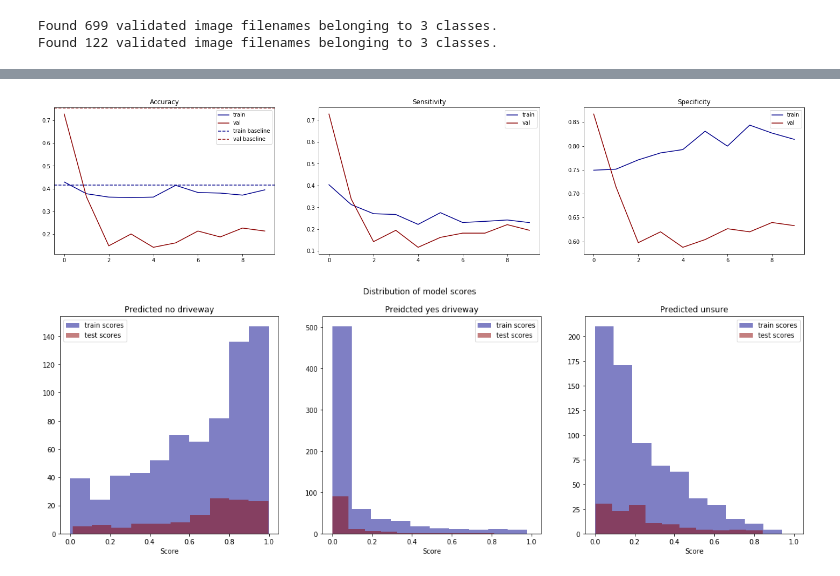
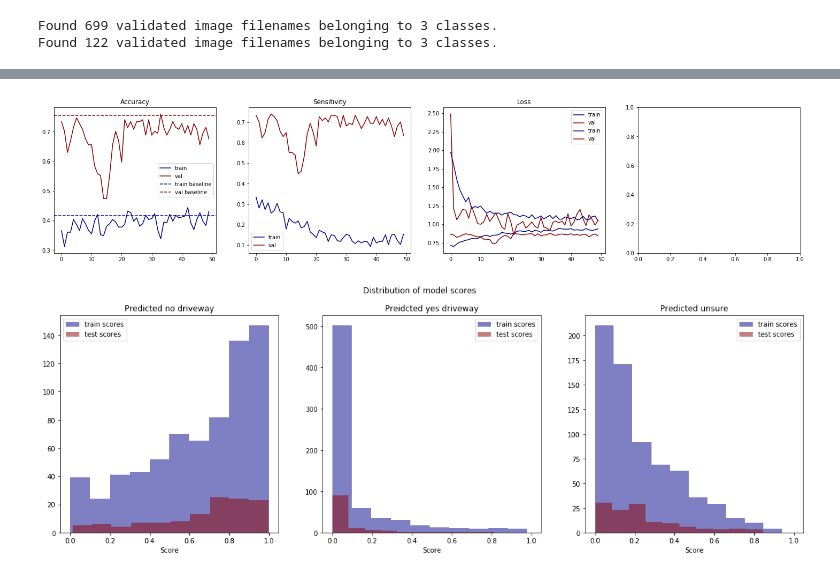
Before and after one commit to AnthonyRentsch/AC297r_2019_somerville_parking, a Jupyter notebook: notebooks/satellite_model.ipynb, the cells around one changed output, grey strips where cells are left out. Cells and saved outputs as stored; diff of their text form; code cells hidden in the pictures.

Commit message:
saved model for transfer learning

```diff
--- a/notebooks/satellite_model.ipynb
+++ b/notebooks/satellite_model.ipynb
@@ -186,11 +186,13 @@ def satellite_cnn_transfer(image_dim = aer_image_dim, pre_trained = None, n_clas
     full_embedding = layers.Dense(200, activation='relu')(full_embedding)
     full_embedding = layers.Dropout(rate=0.5)(full_embedding)
     full_embedding = layers.Dense(100, activation='relu')(full_embedding)
+    full_embedding = layers.Dropout(rate=0.5)(full_embedding)
     output = layers.Dense(n_classes, activation='softmax')(full_embedding)
 
     model = models.Model(inputs=sat_input_img, outputs=output)
-    adam = optimizers.Adam(lr=1e-5, beta_1=0.9, beta_2=0.999, amsgrad=False)
-    model.compile(loss='categorical_crossentropy', optimizer=adam, metrics=['accuracy', sensitivity, specificity])
+    #adam = optimizers.Adam(lr=1e-5, beta_1=0.9, beta_2=0.999, amsgrad=False)
+    sgd = optimizers.SGD(lr=1e-4, momentum=0.9)
+    model.compile(loss='categorical_crossentropy', optimizer=sgd, metrics=['accuracy', sensitivity, specificity])
 
     return model
 # %%
@@ -222,7 +224,7 @@ Non-trainable params: 18,321,984
 _________________________________________________________________
 # %%
 # training parameters
-epochs = 10
+epochs = 50
 val_steps = 5
 # %%
 # train model
@@ -266,26 +265,31 @@ train_baseline_acc = rebalanced_train[y_column].value_counts().max()/rebalanced_
 test_baseline_acc = test_data[y_column].value_counts().max()/test_data.shape[0]
 # %%
 # plot performance
-fig, ax = plt.subplots(1, 3, figsize=(25,5))
+fig, ax = plt.subplots(1, 4, figsize=(25,5))
 
 ax[0].plot(history.history['acc'], color='darkblue', label='train')
 ax[0].plot(history.history['val_acc'], color='darkred', label='val')
 ax[0].axhline(train_baseline_acc, color='darkblue', linestyle='dashed', label='train baseline')
 ax[0].axhline(test_baseline_acc, color='darkred', linestyle='dashed', label='val baseline')
 ax[0].legend()
 ax[0].set_title('Accuracy')
 
 ax[1].plot(history.history['sensitivity'], color='darkblue', label='train')
 ax[1].plot(history.history['val_sensitivity'], color='darkred', label='val')
 ax[1].legend()
 ax[1].set_title('Sensitivity')
 
 ax[2].plot(history.history['specificity'], color='darkblue', label='train')
 ax[2].plot(history.history['val_specificity'], color='darkred', label='val')
 ax[2].legend()
-ax[2].set_title('Specificity');
+ax[2].set_title('Specificity')
+
+ax[2].plot(history.history['loss'], color='darkblue', label='train')
+ax[2].plot(history.history['val_loss'], color='darkred', label='val')
+ax[2].legend()
+ax[2].set_title('Loss');
 # %% [output]
-[figure, old version]
+[figure, new version]
 # %%
 # score training set and test set (even though it was used for validation)
 train_preds = model.predict_generator(train_generator)
```
Also changed, not shown: parts of 2 cells of this notebook.
